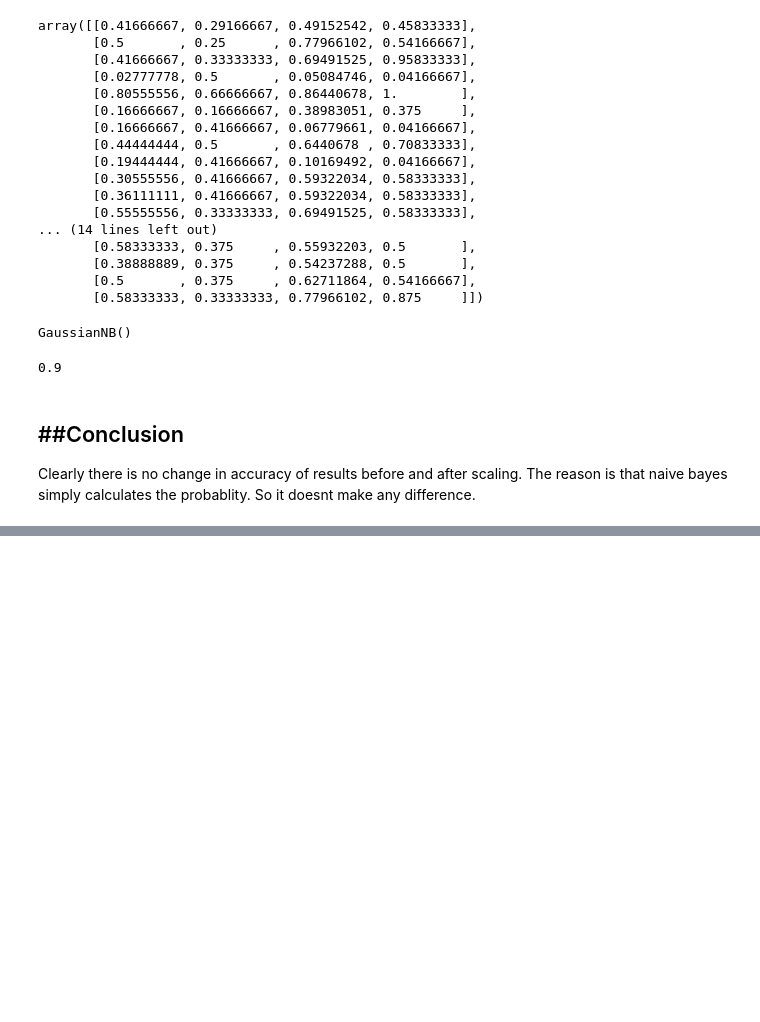
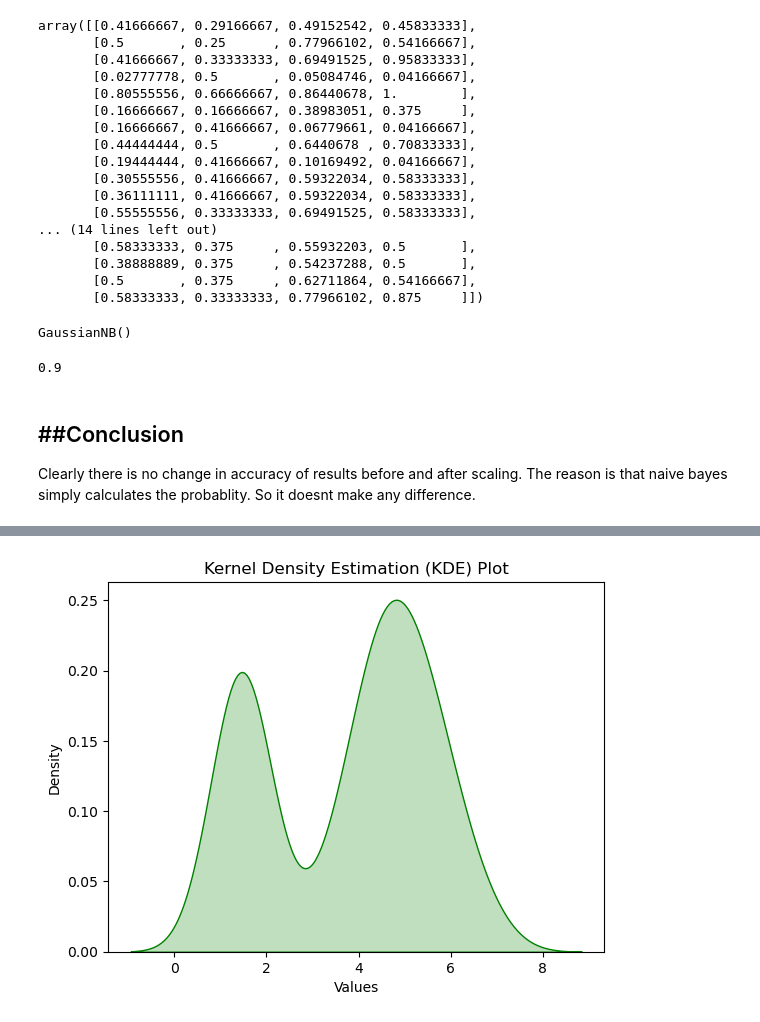
Before and after one commit to iamajayraj/Machine-Learning-Notes, a Jupyter notebook: Naïve Bayes/Naive Bayes on Iris.ipynb, the cells around one changed output, grey strips where cells are left out. Cells and saved outputs as stored; diff of their text form; code cells hidden in the pictures; blank space fills up the shorter version.

```diff
--- a/Naïve Bayes/Naive Bayes on Iris.ipynb
+++ b/Naïve Bayes/Naive Bayes on Iris.ipynb
@@ -192,0 +216,8 @@ The reason is that naive bayes simply calculates the probablity. So it doesnt ma
+# %%
+sns.kdeplot(x['PetalLengthCm'], fill=True, color='green')
+plt.title('Kernel Density Estimation (KDE) Plot')
+plt.xlabel('Values')
+plt.ylabel('Density')
+plt.show()
+# %% [output]
+[figure, added]
```
Also changed, not shown: parts of 5 cells of this notebook, 8 other files.
